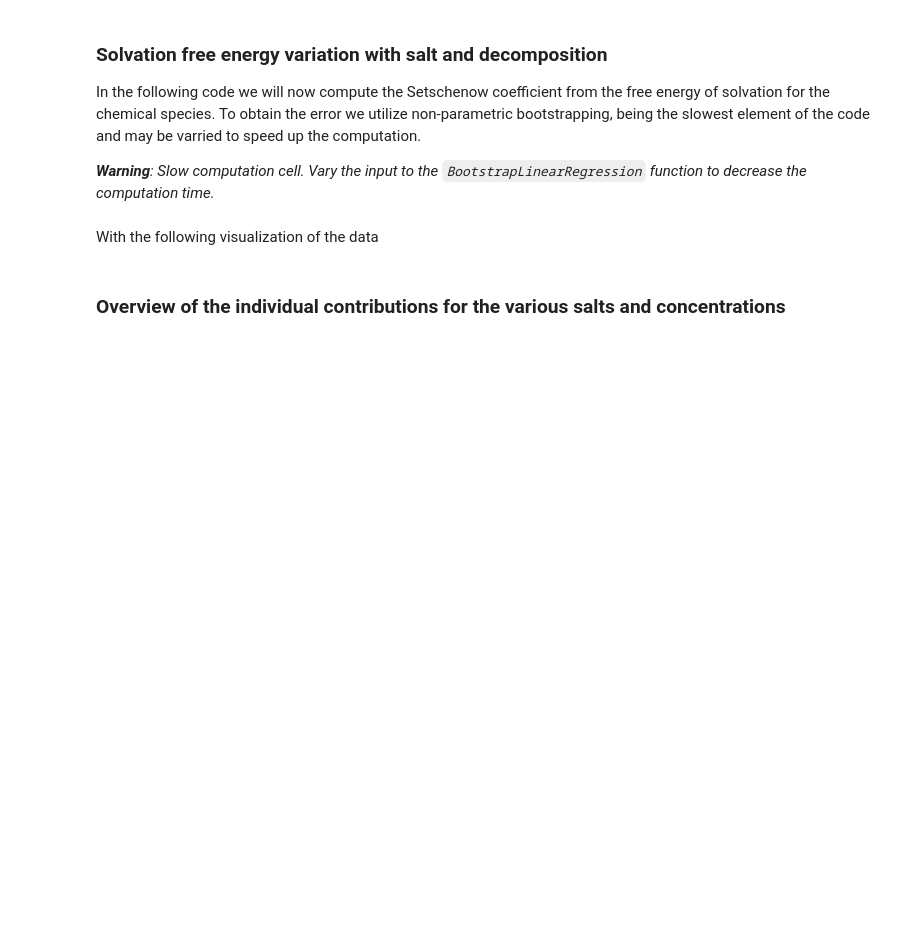
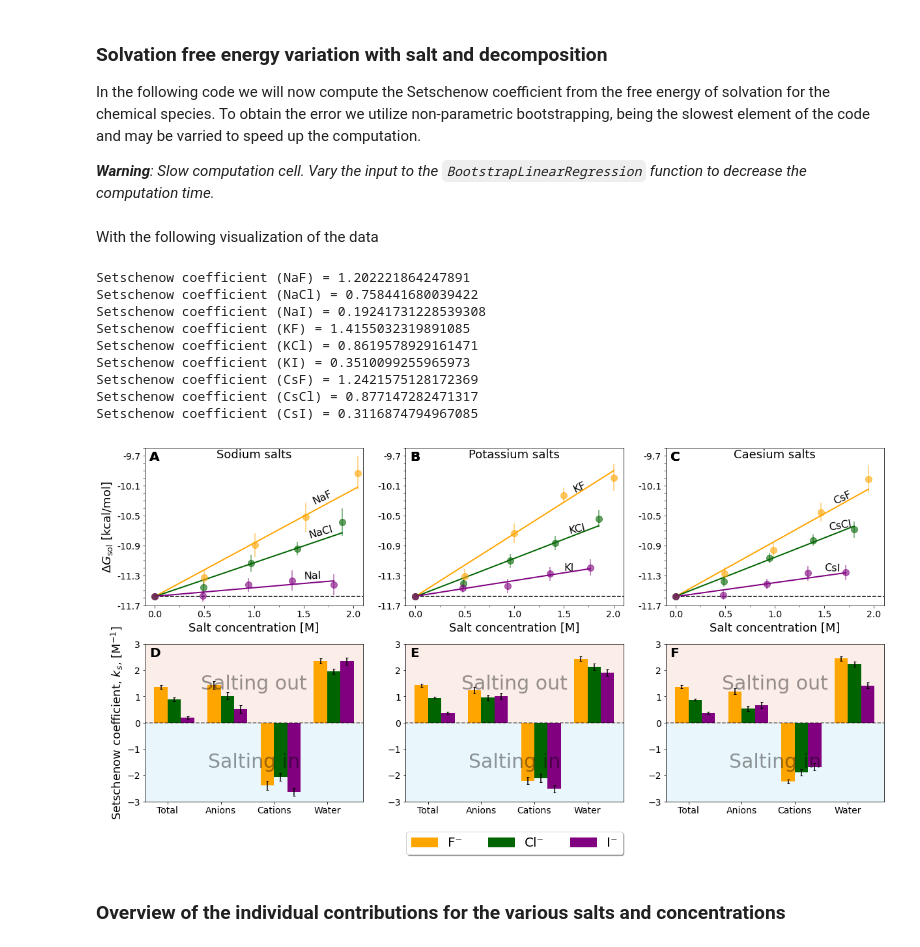
Before and after one commit to SHervoe-Hansen/Caffeine_solubility, a Jupyter notebook: Analysis_opls.ipynb, the cells around one changed output. Cells and saved outputs as stored; diff of their text form; code cells hidden in the pictures; blank space fills up the shorter version.

Commit message:
Added figures of OPLS analysis

```diff
--- a/Analysis_opls.ipynb
+++ b/Analysis_opls.ipynb
@@ -319,7 +319,7 @@ for line in lines:
 # Salt and concentration loop
 for salt in salts:
     for conc in concs:
-        with open('Simulations/{salt}/{conc:.2f}/slvfe.out'.format(salt=salt, conc=conc)) as f:
+        with open('Simulations/opls_simulations/{salt}/{conc:.2f}/slvfe.out'.format(salt=salt, conc=conc)) as f:
             lines = f.readlines()
         f.close()
         for line in lines:
@@ -335,7 +337,7 @@ In the following code we will now compute the Setschenow coefficient from the fr
 
 <i><b>Warning</b>: Slow computation cell. Vary the input to the `BootstrapLinearRegression` function to decrease the computation time.</i>
 # %%
-files = ['_results.yml', '_results_Ksalts.yml', '_results_Cssalts.yml'] # Sodium, Kalium, Caesium
+files = ['_results.yml']
 salts = ['NaF', 'NaCl', 'NaI', 'KF', 'KCl', 'KI', 'CsF', 'CsCl', 'CsI']
 concs = [0.00, 0.50, 1.00, 1.50, 2.00] # Folder structure.
 
@@ -362,15 +364,15 @@ for convar, salt in enumerate(salts):
             if conc == 0 and (specie == 3 or specie ==5):
                 continue
             elif conc == 0:
-                with open('/home/stefan/Caffeine_solubility/Simulations/opls_simulations/NaCl/0.00/slvfe.out') as f:
+                with open('Simulations/opls_simulations/NaCl/0.00/slvfe.out') as f:
                     numlines = len(f.readlines())
                 f.close()
-                data = np.loadtxt('/home/stefan/Caffeine_solubility/Simulations/opls_simulations/NaCl/0.00/slvfe.out', skiprows=numlines-25, usecols=(1))
+                data = np.loadtxt('Simulations/opls_simulations/NaCl/0.00/slvfe.out', skiprows=numlines-25, usecols=(1))
             else:
-                with open('/home/stefan/Caffeine_solubility/Simulations/opls_simulations/{salt}/{conc:.2f}/slvfe.out'.format(salt=salt, conc=conc)) as f:
+                with open('Simulations/opls_simulations/{salt}/{conc:.2f}/slvfe.out'.format(salt=salt, conc=conc)) as f:
                     numlines = len(f.readlines())
                 f.close()
-                data = np.loadtxt('/home/stefan/Caffeine_solubility/Simulations/opls_simulations/{salt}/{conc:.2f}/slvfe.out'.format(salt=salt, conc=conc),
+                data = np.loadtxt('Simulations/opls_simulations/{salt}/{conc:.2f}/slvfe.out'.format(salt=salt, conc=conc),
                                   skiprows=numlines-25, usecols=(specie))
             temp = []
             for point in reversed(range(len(data))):
@@ -389,7 +391,7 @@ With the following visualization of the data
 fig, axes = plt.subplots(2,3)
 fig.set_size_inches(17,4.5*2)
 
-files = ['_results.yml', '_results_Ksalts.yml', '_results_Cssalts.yml'] # Sodium, Kalium, Caesium
+files = ['_results.yml'] # Sodium, Kalium, Caesium
 salts = ['NaF', 'NaCl', 'NaI', 'KF', 'KCl', 'KI', 'CsF', 'CsCl', 'CsI']
 concs = [0.00, 0.50, 1.00, 1.50, 2.00] # Folder structure.
 
@@ -397,7 +399,7 @@ concs = [0.00, 0.50, 1.00, 1.50, 2.00] # Folder structure.
 ## UPPER PLOT
 
 # Water
-with open('/home/stefan/Caffeine_solubility/Simulations/opls_simulations/NaCl/0.00/slvfe.out') as f:
+with open('Simulations/opls_simulations/NaCl/0.00/slvfe.out') as f:
     mu_wat = f.readlines()[-1].split()[1:]
 f.close
 
@@ -406,7 +408,7 @@ for index, salt in enumerate(salts):
     mu[0,0] = mu_wat[0]
     mu[1,0] = mu_wat[1]
     for i, conc in enumerate(concs[1:]):
-        with open('/home/stefan/Caffeine_solubility/Simulations/opls_simulations/{salt}/{conc:.2f}/slvfe.out'.format(salt=salt, conc=conc)) as f:
+        with open('Simulations/opls_simulations/{salt}/{conc:.2f}/slvfe.out'.format(salt=salt, conc=conc)) as f:
             slvfe = f.readlines()[-1].split()[1:]
         f.close()
         mu[0,i+1] = slvfe[0]
@@ -414,7 +416,7 @@ for index, salt in enumerate(salts):
 
 
     for file in files: # Loop over cations
-        with open('Simulations/{}'.format(file)) as f: # open structured result file (YAML)
+        with open('Simulations/opls_simulations/{}'.format(file)) as f: # open structured result file (YAML)
             r = yaml.load(f, Loader=yaml.Loader)
         for data in r['salts']:
             if (data['label'] == salt):
@@ -430,19 +432,19 @@ for index, salt in enumerate(salts):
     axes[0][int(index/3)].plot(concentrations, fit_fn(concentrations), label=label, c=color, lw=2, ms=10)
 
     axes[0][int(index/3)].set_xlim(-0.1, 2.1)
-    axes[0][int(index/3)].set_ylim(-16.3, -14.55)
+    axes[0][int(index/3)].set_ylim(-11.7, -9.6)
     axes[0][int(index/3)].set_xlabel('Salt concentration [M]', fontsize=18)
     axes[0][0].set_ylabel('$\Delta G_{\mathrm{sol}}$ [kcal/mol]', fontsize=18)
     axes[0][int(index/3)].text(0.02, 0.92, string.ascii_uppercase[int(index/3)], transform=axes[0][int(index/3)].transAxes,
                                size=20, weight='bold')
-    axes[0][int(index/3)].hlines(-16.10 ,0, 2.5, color='black', alpha=0.5, linestyle='dashed')
+    axes[0][int(index/3)].hlines(-11.5781 ,0, 2.5, color='black', alpha=0.5, linestyle='dashed')
     axes[0][int(index/3)].xaxis.set_major_locator(MultipleLocator(0.5))
     axes[0][int(index/3)].xaxis.set_minor_locator(MultipleLocator(0.25))
     axes[0][int(index/3)].tick_params(axis='both', labelsize=14)
     axes[0][int(index/3)].set_xticks([0, 0.5, 1.0, 1.5, 2.0])
-    axes[0][int(index/3)].set_yticks(np.arange(-16.2, -14.6+0.1, 0.1))
+    axes[0][int(index/3)].set_yticks(np.arange(-11.7, -9.6+0.1, 0.1))
 
-    ylabels = np.arange(-16.2, -14.6+0.1, 0.1)
+    ylabels = np.arange(-11.7, -9.6+0.1, 0.1)
     ylabels = ylabels.tolist()
     for enu,value in enumerate(ylabels):
         if np.mod(enu, 4) == 0:
@@ -451,15 +453,15 @@ for index, salt in enumerate(salts):
             ylabels[enu] = ' '
     axes[0][int(index/3)].set_yticklabels(ylabels)
 
-axes[0][0].text(1.5, -15.95, 'NaI', rotation=3, fontsize=14)
-axes[0][0].text(1.54, -15.6, 'NaCl', rotation=13, fontsize=16)
-axes[0][0].text(1.58, -15.05, 'NaF', rotation=25, fontsize=16)
-axes[0][1].text(1.5, -16.07, 'KI', rotation=-0.5, fontsize=16)
-axes[0][1].text(1.54, -15.6, 'KCl', rotation=13, fontsize=16)
-axes[0][1].text(1.58, -15.08, 'KF', rotation=25, fontsize=16)
-axes[0][2].text(1.5, -16.16, 'CsI', rotation=-2, fontsize=16)
-axes[0][2].text(1.54, -15.7, 'CsCl', rotation=10, fontsize=16)
-axes[0][2].text(1.58, -15.14, 'CsF', rotation=25, fontsize=16)
+axes[0][0].text(1.5,  -11.35, 'NaI', rotation=3, fontsize=16)
+axes[0][0].text(1.54, -10.8, 'NaCl', rotation=16, fontsize=16)
+axes[0][0].text(1.58, -10.35, 'NaF', rotation=25, fontsize=16)
+axes[0][1].text(1.5,  -11.24, 'KI', rotation=-0.5, fontsize=16)
+axes[0][1].text(1.54, -10.74,  'KCl', rotation=13, fontsize=16)
+axes[0][1].text(1.58, -10.19, 'KF', rotation=25, fontsize=16)
+axes[0][2].text(1.5,  -11.24, 'CsI', rotation=-2, fontsize=16)
+axes[0][2].text(1.54, -10.70, 'CsCl', rotation=10, fontsize=16)
+axes[0][2].text(1.58, -10.35, 'CsF', rotation=25, fontsize=16)
 
 
 ## LOWER PLOT
@@ -476,7 +478,7 @@ for convar, salt in enumerate(salts):
     ctrl += 1
 
     for file in files: # Loop over cations
-        with open('Simulations/{}'.format(file)) as f: # open structured result file (YAML)
+        with open('Simulations/opls_simulations/{}'.format(file)) as f: # open structured result file (YAML)
             r = yaml.load(f, Loader=yaml.Loader)
         for data in r['salts']:
             if (data['label'] == salt):
@@ -492,38 +494,48 @@ for convar, salt in enumerate(salts):
 for i,ax in enumerate(axes[1]):
     ax.set_xticks(index + width / 2)
     ax.set_xticklabels(('Total', 'Anions', 'Cations', 'Water'))
     axes[1][0].set_ylabel('Setschenow coefficient, $k_s$, [M$^{-1}$]', fontsize=18)
     ax.tick_params(axis='both', labelsize=14)
-    ax.set_ylim(-5.2, 4.1)
+    ax.set_ylim(-3, 3)
     ax.set_xlim(-0.3, 3.8)
     axes[1][i].text(0.02, 0.92, string.ascii_uppercase[i+3], transform=axes[1][i].transAxes,
                     size=20, weight='bold')
     axes[1][i].hlines(0, -1, 4, color='black', alpha=0.5, linestyle='dashed')
     axes[1][i].fill_between(np.arange(-5, 5, 0.1), [-5.2 for i in range(len(np.arange(-5, 5, 0.1)))], y2=0,
                             color='#c9e9f6', alpha=0.4)
     axes[1][i].fill_between(np.arange(-5, 5, 0.1), [4.1 for i in range(len(np.arange(-5, 5, 0.1)))], y2=0,
                             color='#f6d6c9', alpha=0.4)
-    axes[1][i].text(1.75, -2.6, 'Salting in', horizontalalignment='center', verticalalignment='center',
+    axes[1][i].text(1.75, -1.5, 'Salting in', horizontalalignment='center', verticalalignment='center',
                     fontsize=30, alpha=0.4, zorder=10)
-    axes[1][i].text(1.75, 2.05, 'Salting out', horizontalalignment='center', verticalalignment='center',
+    axes[1][i].text(1.75, 1.5, 'Salting out', horizontalalignment='center', verticalalignment='center',
                     fontsize=30, alpha=0.4, zorder=10)
 
 
 ################
 # AD HOC FIXES #
 ################
 axes[0][0].set_title('Sodium salts', pad=-16, y=1.001, fontsize=18)
 axes[0][1].set_title('Potassium salts', pad=-16, y=1.001, fontsize=18)
 axes[0][2].set_title('Caesium salts', pad=-16, y=1.001, fontsize=18)
 handles = [mpatches.Patch(color='orange', label='F⁻'),
            mpatches.Patch(color='darkgreen', label='Cl⁻'),
            mpatches.Patch(color='purple', label='I⁻')]
 axes[1][1].legend(handles=handles, loc='upper center', bbox_to_anchor=(0.5, -0.15),
                   fancybox=True, shadow=True, ncol=5, fontsize=18, prop={'size': 20})
 
 fig.tight_layout()
-fig.savefig('images/SetschenowCombined.pdf', bbox_inches='tight')
-fig.show()
+fig.savefig('images/opls_figures/SetschenowCombined.pdf', bbox_inches='tight')
+# %% [output]
+Setschenow coefficient (NaF) = 1.202221864247891
+Setschenow coefficient (NaCl) = 0.758441680039422
+Setschenow coefficient (NaI) = 0.19241731228539308
+Setschenow coefficient (KF) = 1.4155032319891085
+Setschenow coefficient (KCl) = 0.8619578929161471
+Setschenow coefficient (KI) = 0.3510099255965973
+Setschenow coefficient (CsF) = 1.2421575128172369
+Setschenow coefficient (CsCl) = 0.877147282471317
+Setschenow coefficient (CsI) = 0.3116874794967085
+[figure, added]
 # %% [markdown]
 ### Overview of the individual contributions for the various salts and concentrations
 # %%
```
Also changed, not shown: parts of 21 cells of this notebook, 15 other files.
